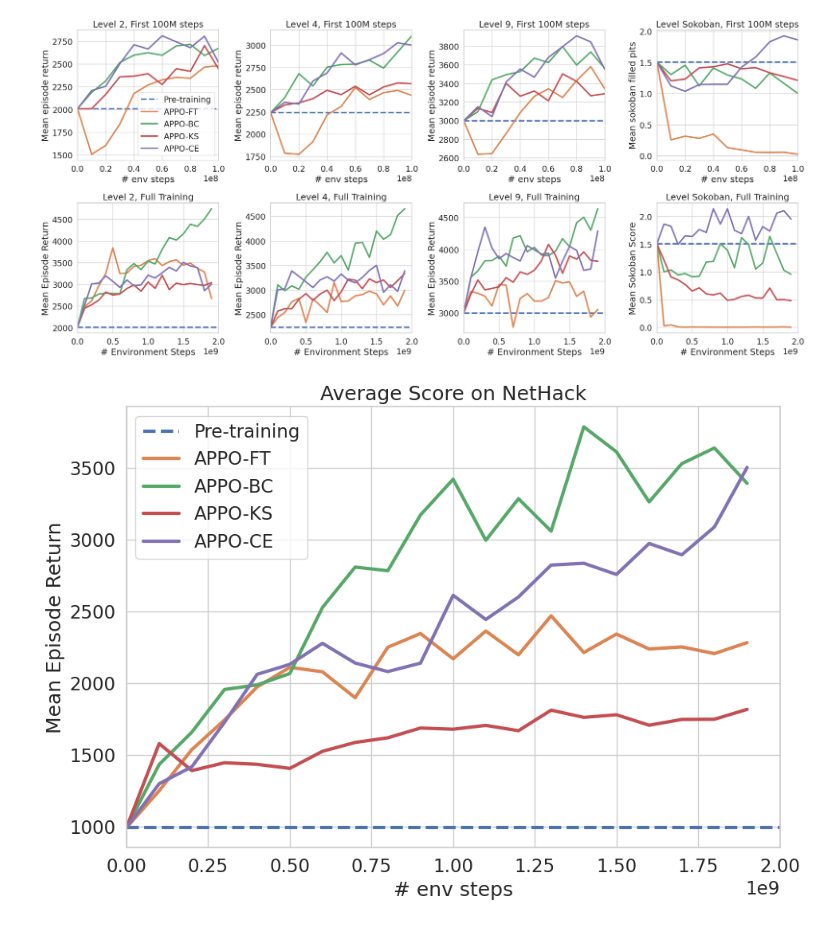
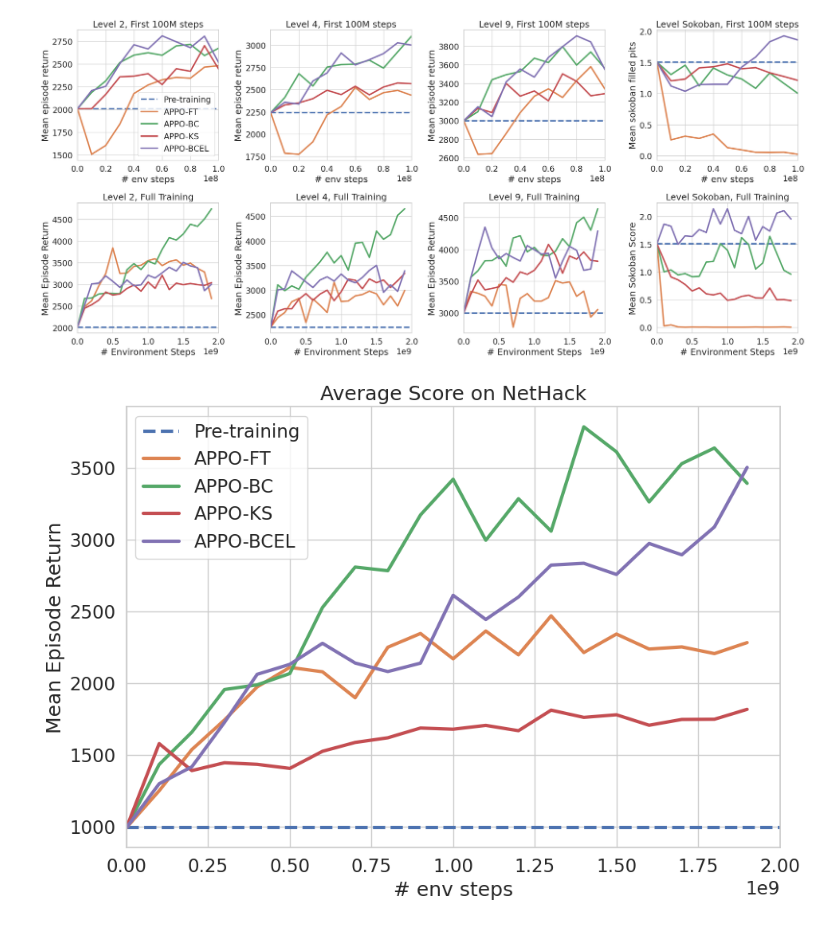
Before and after one commit to BartekCupial/dungeonsdata-neurips2022, a Jupyter notebook: experiment_code/notebooks/plots_rebuttal.ipynb, the cells around one changed output. Drawn from its saved outputs; the diff is of its cells as text; code cells hidden in the pictures.

Commit message:
update plots rebuttal BCEL

```diff
--- a/experiment_code/notebooks/plots_rebuttal.ipynb
+++ b/experiment_code/notebooks/plots_rebuttal.ipynb
@@ -138,7 +143,7 @@ method_translator = {
     "monk-APPO-AA-KLAA-T": "APPO-BC",
     "monk-APPO-AA-KLBC-T": "APPO-KLBC",
     "monk-APPO-AA-KS-T": "APPO-KS",
-    "monk-APPO-AA-CEAA-T": "APPO-CE",
+    "monk-APPO-AA-CEAA-T": "APPO-BCEL",
 }
 
 # TODO: all points should have the same 0-point
@@ -241,7 +246,7 @@ method_translator = {
     "monk-APPO-AA-KLAA-T": "APPO-BC",
     "monk-APPO-AA-KLBC-T": "APPO-KLBC",
     "monk-APPO-AA-KS-T": "APPO-KS",
-    "monk-APPO-AA-CEAA-T": "APPO-CE",
+    "monk-APPO-AA-CEAA-T": "APPO-BCEL",
 }
 
 # TODO: all points should have the same 0-point
@@ -262,31 +267,31 @@ for idx, (ax, level) in enumerate(zip(axes, folders)):
         method_data = method_data[(method_data['index'] == 0) | (method_data['index'] > 90_000_000)]
         if '-T' in method_name:
             method_data.loc[method_data['index'] == 0, eval_column] = baseline_val
 
         legend = "full"
         sns.lineplot(data=method_data, x="index", y=eval_column, ax=ax, errorbar=None, linewidth=3, legend=legend, label=method_translator[method_name], err_kws={"alpha": .4})
 
         ax.set_ylabel("Mean Episode Return")
 
         ax.set_xlabel("# env steps")
         ax.set_xlim(0, 2_000_000_000)
         # ax.set_xlim(0, 90_000_000)
         # ax.set_ylim(0, 4000)
 
         level_name = level if level != "None" else "Level start"
         level_name = "Sokoban" if level == "sokoban" else level_name.replace('saves', '')
         ax.set_title(f"Average Score on NetHack")
 
 # axes[0].legend().set_visible(False)
 # axes[-1].legend()
 
 plt.tight_layout()
 
 if n_cols > len(folders):
     for ax in axes[len(folders):]:
         ax.axis('off')
 
 # Show or save the plot
 plt.show()
 # %% [output]
-[figure, old version]
+[figure, new version]
```
Also changed, not shown: parts of 1 cell of this notebook.
